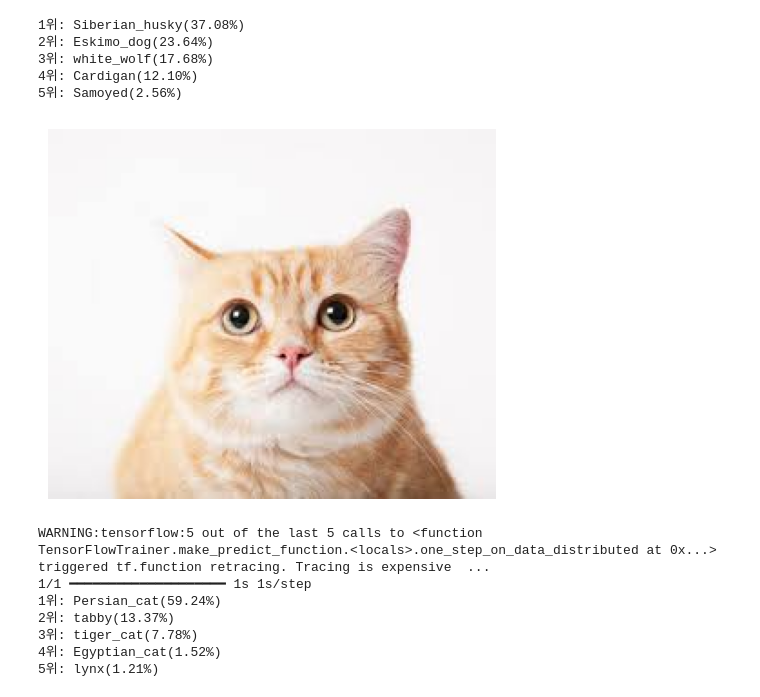
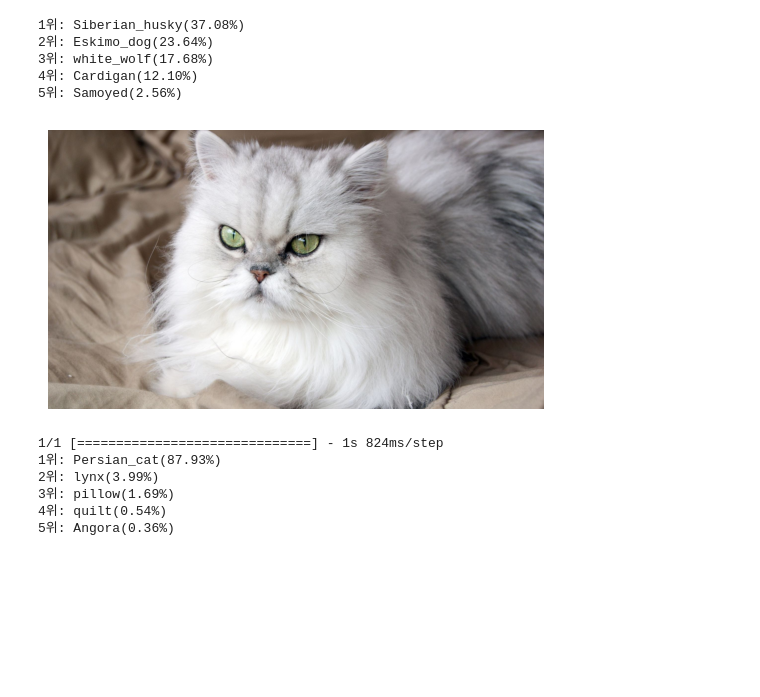
Before and after one commit to helen-cho/python, a Jupyter notebook: project/image/이미지분류.ipynb, the cells around one changed output. Saved outputs shown, nothing was run; the diff lists cells and outputs as text; code cells hidden in the pictures; blank space fills up the shorter version.

```diff
--- a/project/image/이미지분류.ipynb
+++ b/project/image/이미지분류.ipynb
@@ -50,13 +53,12 @@ def predict(file):
     for idx, pred in enumerate(decoded_pred[0]):
         print(f'{idx+1}위: {pred[1]}({pred[2]*100:.2f}%)')
 # %%
-predict('../data/cat.png')
+predict('../data/cat2.jpg')
 # %% [output]
-[figure, old version]
+[figure, new version]
-WARNING:tensorflow:5 out of the last 5 calls to <function TensorFlowTrainer.make_predict_function.<locals>.one_step_on_data_distributed at 0x...> triggered tf.function retracing. Tracing is expensive  ...
-1/1 ━━━━━━━━━━━━━━━━━━━━ 1s 1s/step
-1위: Persian_cat(59.24%)
-2위: tabby(13.37%)
-3위: tiger_cat(7.78%)
-4위: Egyptian_cat(1.52%)
-5위: lynx(1.21%)
+1/1 [==============================] - 1s 824ms/step
+1위: Persian_cat(87.93%)
+2위: lynx(3.99%)
+3위: pillow(1.69%)
+4위: quilt(0.54%)
+5위: Angora(0.36%)
```
Also changed, not shown: parts of 2 cells of this notebook, 10 other files.
